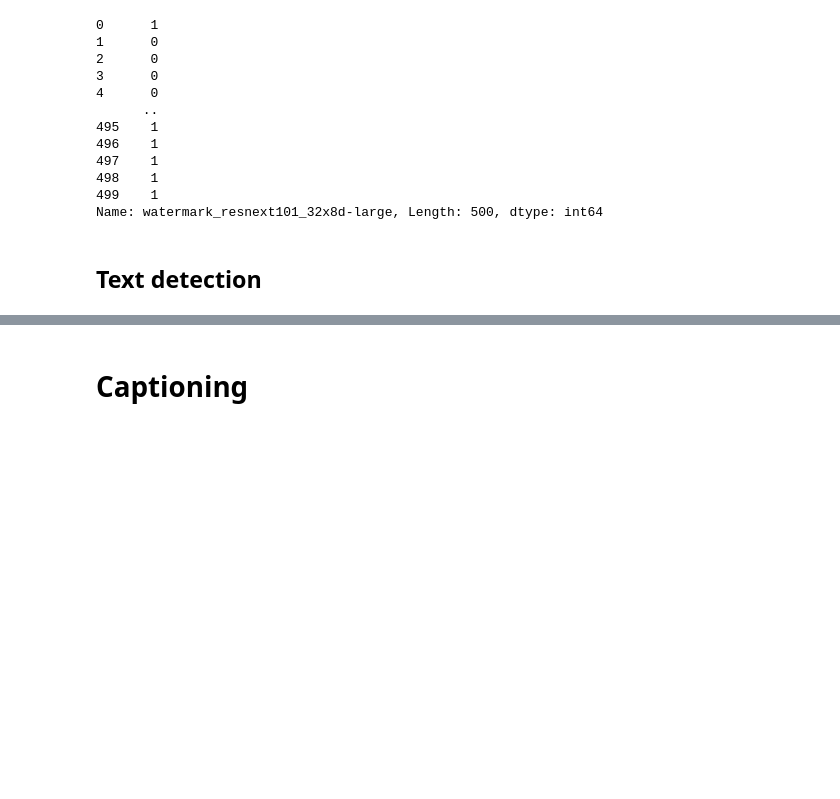
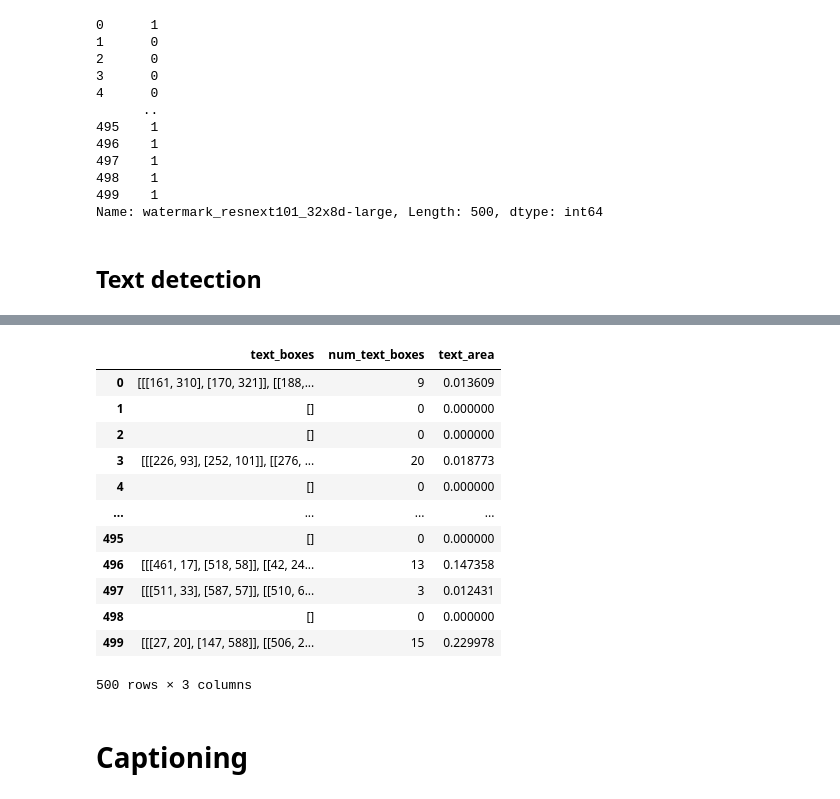
Before and after one commit to ai-forever/DataProcessingFramework, a Jupyter notebook: examples/image_filters_example.ipynb, the cells around one changed output, grey strips where cells are left out. Saved outputs shown, nothing was run; the diff lists cells and outputs as text; code cells hidden in the pictures; blank space fills up the shorter version.

Commit message:
fix: fix image filters

```diff
--- a/examples/image_filters_example.ipynb
+++ b/examples/image_filters_example.ipynb
@@ -187,4 +187,12 @@ Name: watermark_resnext101_32x8d-large, Length: 500, dtype: int64
 # %% [markdown]
 ## Text detection
 # %%
-# TODO
+from DPF.filters.images.text_detection_filter import CRAFTFilter
+
+datafilter = CRAFTFilter(
+    '../weights',
+    device="cuda:0",
+    workers=16
+)
+print(datafilter.result_columns)
+processor.apply_data_filter(datafilter)
@@ -191,3 +204,19 @@ Name: watermark_resnext101_32x8d-large, Length: 500, dtype: int64
+# %%
+processor.df[datafilter.result_columns]
+# %% [output]
+|  | text_boxes | num_text_boxes | text_area |
+| 0 | [[[161, 310], [170, 321]], [[188,... | 9 | 0.013609 |
+| 1 | [] | 0 | 0.000000 |
+| 2 | [] | 0 | 0.000000 |
+| 3 | [[[226, 93], [252, 101]], [[276, ... | 20 | 0.018773 |
+| 4 | [] | 0 | 0.000000 |
+| ... | ... | ... | ... |
+| 495 | [] | 0 | 0.000000 |
+| 496 | [[[461, 17], [518, 58]], [[42, 24... | 13 | 0.147358 |
+| 497 | [[[511, 33], [587, 57]], [[510, 6... | 3 | 0.012431 |
+| 498 | [] | 0 | 0.000000 |
+| 499 | [[[27, 20], [147, 588]], [[506, 2... | 15 | 0.229978 |
+500 rows × 3 columns
 # %% [markdown]
 # Captioning
 # %% [markdown]
```
Also changed, not shown: parts of 4 cells of this notebook, 4 other files.
